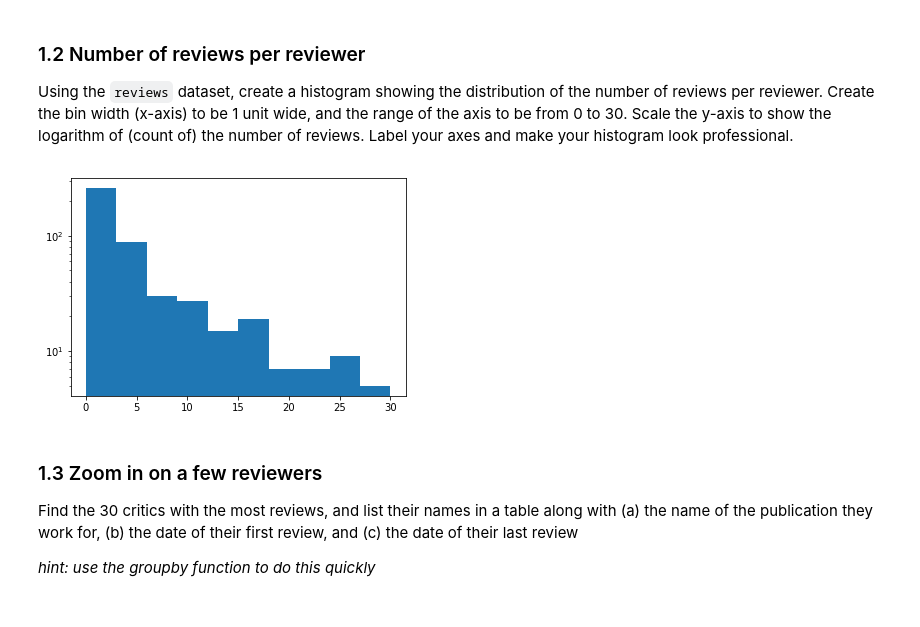
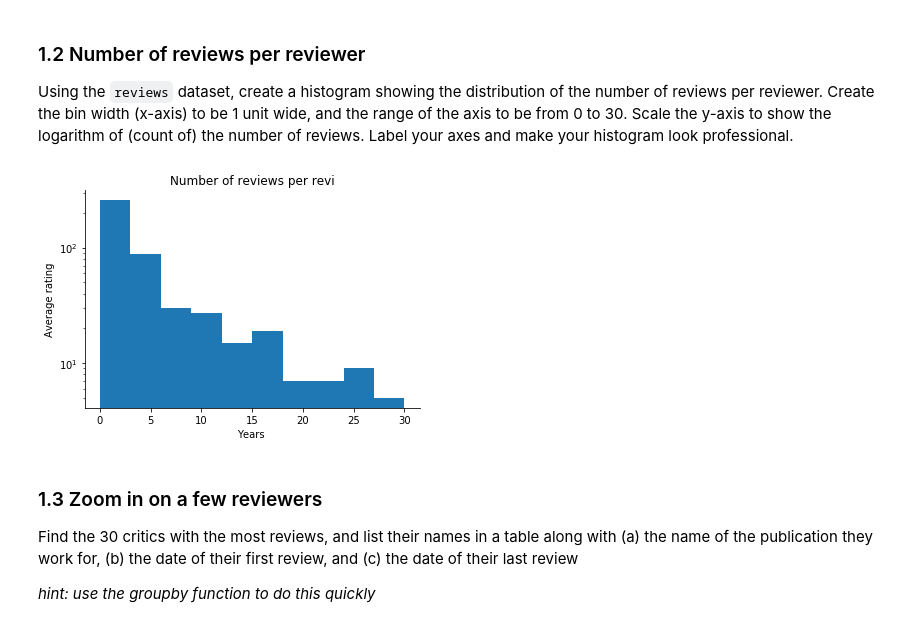
Before and after one commit to huibrm/hw-5, a Jupyter notebook: pset5.ipynb, the cells around one changed output. Saved outputs shown, nothing was run; the diff lists cells and outputs as text; code cells hidden in the pictures.

Commit message:
fixed graph

```diff
--- a/pset5.ipynb
+++ b/pset5.ipynb
@@ -97,16 +97,24 @@ Using the `reviews` dataset, create a histogram showing the distribution of the
 # %%
 # enter your code here
 # plots graph, changes color, changes bins to $1000
 temp = reviews.groupby('critic').count()
 temp = temp['quote']
 
 
 
 plt.hist(temp, log = True, range = (0,30))
-axes = plt.gca()
+#axes = plt.gca()
 #axes.set_ylim([0,1200])
+
+ax = plt.axes()
+plt.title('Number of reviews per revi')
+plt.xlabel('Years ')
+plt.ylabel('Average rating')
+
+ax.spines['right'].set_visible(False)
+ax.spines['top'].set_visible(False)
 # %% [output]
-[figure, old version]
+[figure, new version]
 # %% [markdown]
 ### 1.3 Zoom in on a few reviewers
 Find the 30 critics with the most reviews, and list their names in a table along with (a) the name of the publication they work for, (b) the date of their first review, and (c) the date of their last review
```
